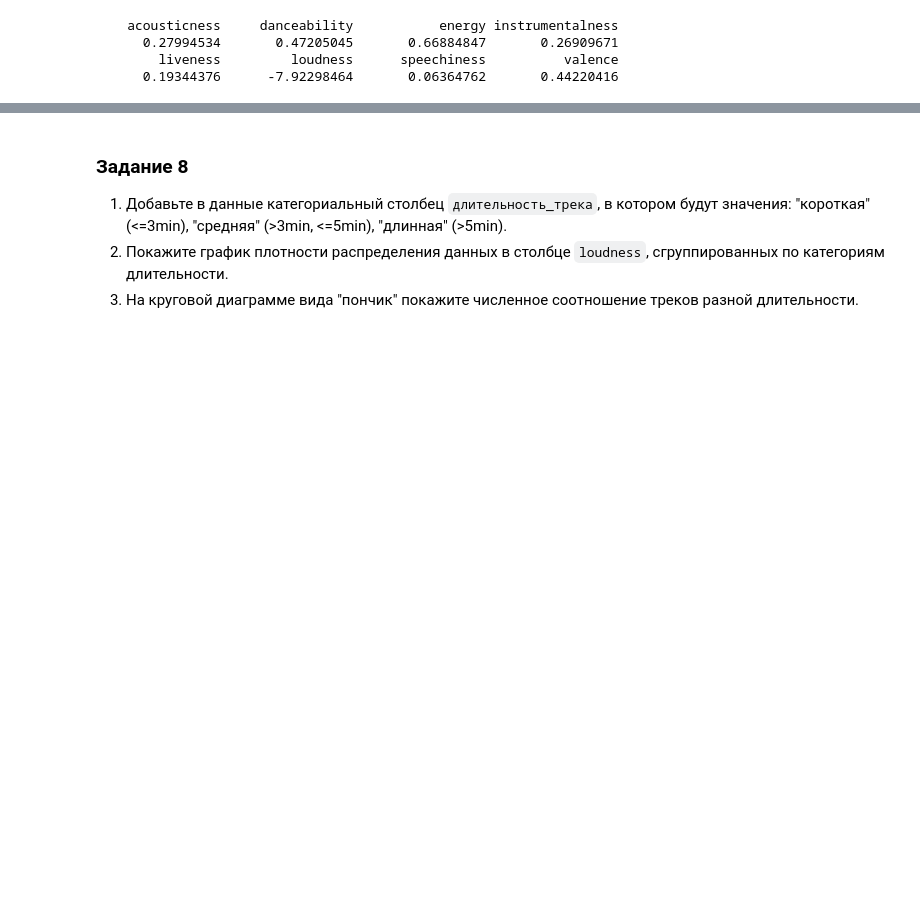
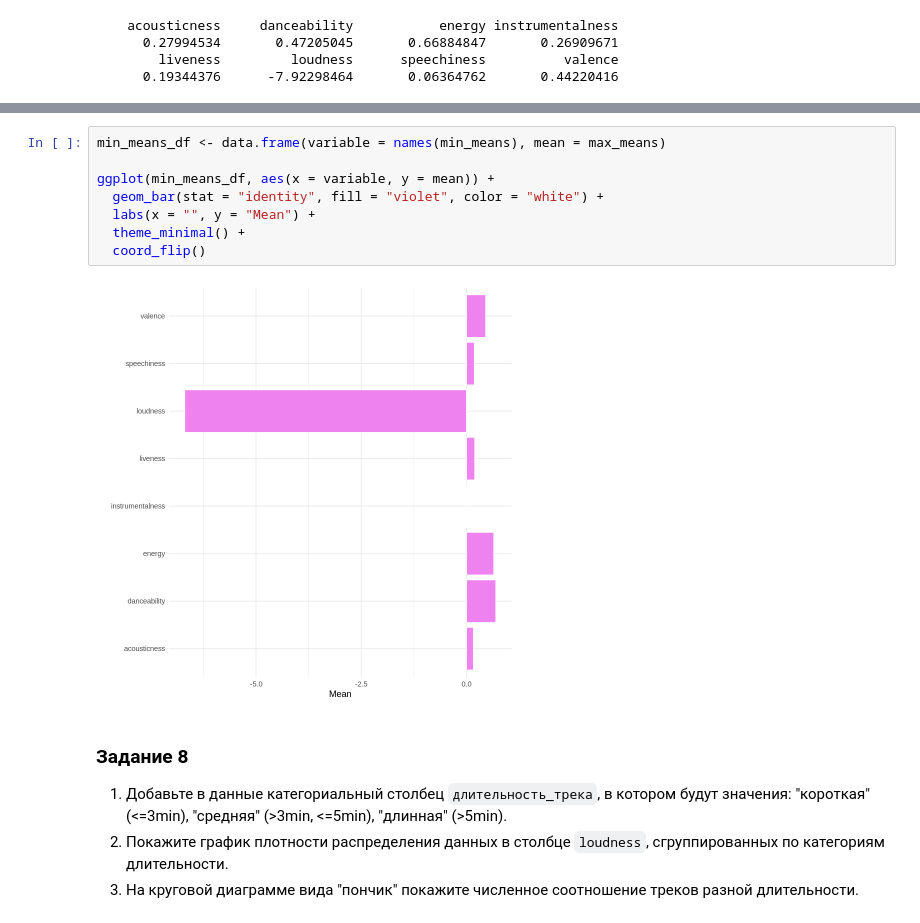
Before and after one commit to vnevzorovaa/cs102, a Jupyter notebook: nevzorova_R_ipynb".ipynb, the cells around one changed output, grey strips where cells are left out. Saved outputs shown, nothing was run; the diff lists cells and outputs as text; blank space fills up the shorter version.

```diff
--- a/nevzorova_R_ipynb".ipynb
+++ b/nevzorova_R_ipynb".ipynb
@@ -298,3 +294,13 @@ barplot(min_means,
+# %%
+min_means_df <- data.frame(variable = names(min_means), mean = max_means)
+
+ggplot(min_means_df, aes(x = variable, y = mean)) +
+  geom_bar(stat = "identity", fill = "violet", color = "white") +
+  labs(x = "", y = "Mean") +
+  theme_minimal() +
+  coord_flip()
+# %% [output]
+[figure, added]
 # %% [markdown]
 ### Задание 8
 1. Добавьте в данные категориальный столбец `длительность_трека`, в котором будут значения: "короткая" (<=3min), "средняя" (>3min, <=5min), "длинная" (>5min).
```
Also changed, not shown: parts of 17 cells of this notebook.
